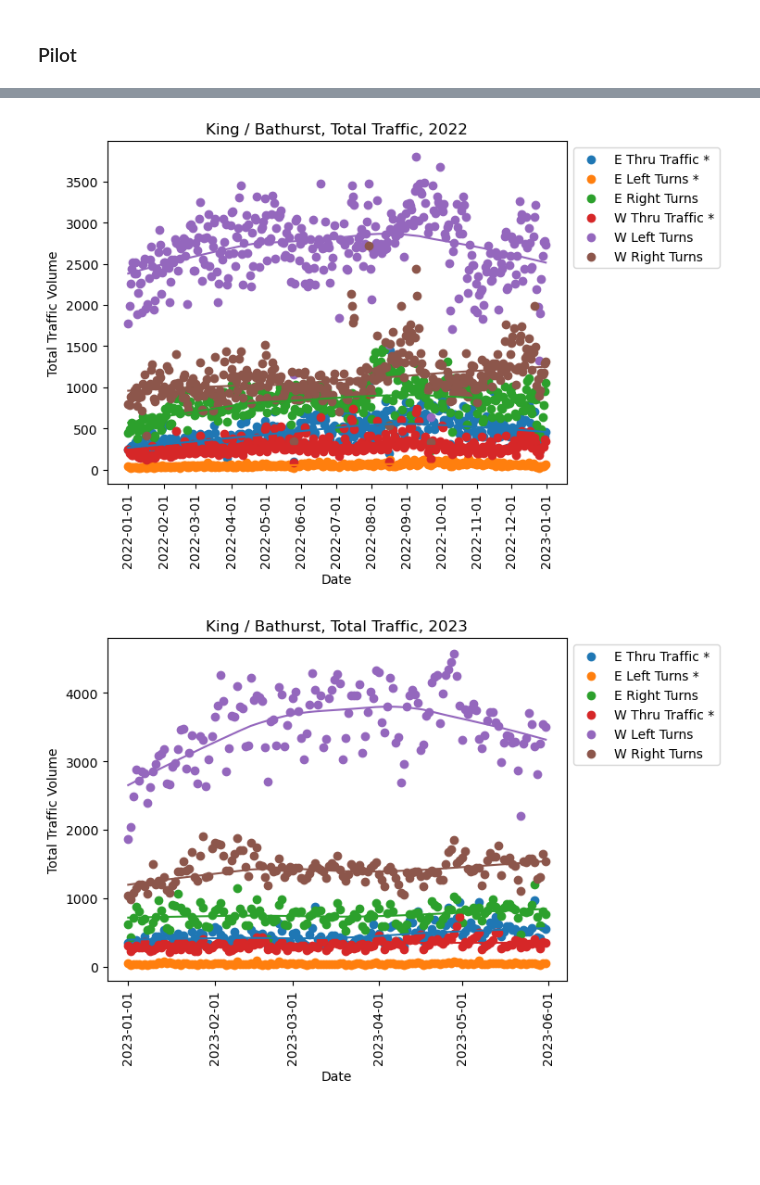
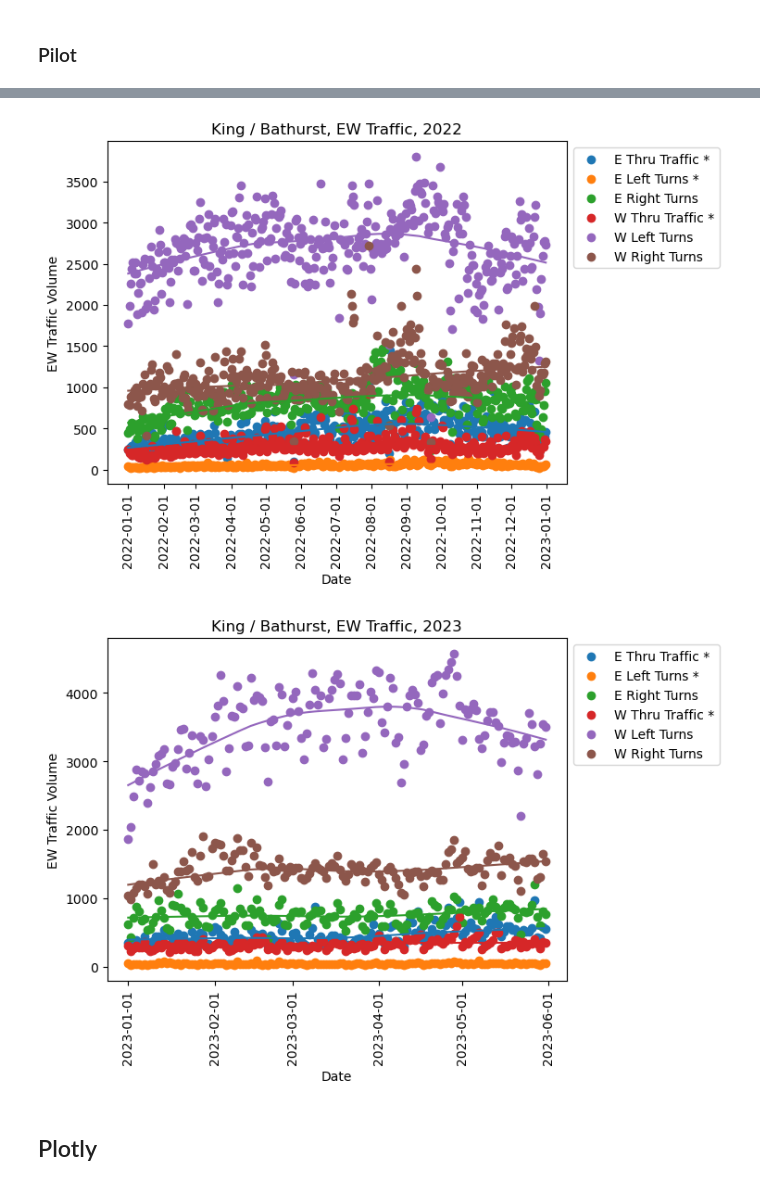
Before and after one commit to schoolofcities/king-street-toronto, a Jupyter notebook: analysis/King St EDA Bathurst.ipynb, the cells around one changed output, grey strips where cells are left out. Cells and saved outputs as stored; diff of their text form; code cells hidden in the pictures; blank space fills up the shorter version.

```diff
--- a/analysis/King St EDA Bathurst.ipynb
+++ b/analysis/King St EDA Bathurst.ipynb
@@ -606,36 +636,36 @@ smoothedx = filtered[:,0].astype('datetime64[ns]')
 smoothedy = filtered[:,1]
 plt.plot(smoothedx, smoothedy)
 
 filtered = lowess(result2022.w_thru_vol, pd.to_datetime(result2022.index), is_sorted=True, frac= 3./5, it=3)
 smoothedx = filtered[:,0].astype('datetime64[ns]')
 smoothedy = filtered[:,1]
 plt.plot(smoothedx, smoothedy)
 
 filtered = lowess(result2022.w_left_vol, pd.to_datetime(result2022.index), is_sorted=True, frac= 3./5, it=3)
 smoothedx = filtered[:,0].astype('datetime64[ns]')
 smoothedy = filtered[:,1]
 plt.plot(smoothedx, smoothedy)
 
 filtered = lowess(result2022.w_right_vol, pd.to_datetime(result2022.index), is_sorted=True, frac= 3./5, it=3)
 smoothedx = filtered[:,0].astype('datetime64[ns]')
 smoothedy = filtered[:,1]
 plt.plot(smoothedx, smoothedy)
 
 # plot details
 plt.legend((etv, elv, erv, wtv, wlv, wrv),
            ("E Thru Traffic *", "E Left Turns *", "E Right Turns", "W Thru Traffic *", "W Left Turns", "W Right Turns"),
            scatterpoints=1, bbox_to_anchor=(1, 1), loc='upper left')
 
-plt.title('King / Bathurst, Total Traffic, 2022')
+plt.title('King / Bathurst, EW Traffic, 2022')
 plt.xlabel('Date')
-plt.ylabel('Total Traffic Volume')
+plt.ylabel('EW Traffic Volume')
 plt.xticks(rotation=90)
 # plt.ylim(0, 4000)
 ax.xaxis.set_major_locator(mdates.MonthLocator(interval=1))
 ax.xaxis.set_major_formatter(mdates.DateFormatter('%Y-%m-%d'))
 plt.show()
 # %% [output]
-[figure, old version]
+[figure, new version]
 # %%
 fig = plt.figure()
 ax = fig.add_subplot(1,1,1)
@@ -688,12 +718,14 @@ plt.legend((etv, elv, erv, wtv, wlv, wrv),
            ("E Thru Traffic *", "E Left Turns *", "E Right Turns", "W Thru Traffic *", "W Left Turns", "W Right Turns"),
            scatterpoints=1, bbox_to_anchor=(1, 1), loc='upper left')
 
-plt.title('King / Bathurst, Total Traffic, 2023')
+plt.title('King / Bathurst, EW Traffic, 2023')
 plt.xlabel('Date')
-plt.ylabel('Total Traffic Volume')
+plt.ylabel('EW Traffic Volume')
 plt.xticks(rotation=90)
 ax.xaxis.set_major_locator(mdates.MonthLocator(interval=1))
 ax.xaxis.set_major_formatter(mdates.DateFormatter('%Y-%m-%d'))
 plt.show()
 # %% [output]
-[figure, old version]
+[figure, new version]
+# %% [markdown]
+## Plotly
```
Also changed, not shown: parts of 10 cells of this notebook, 2 other files.
